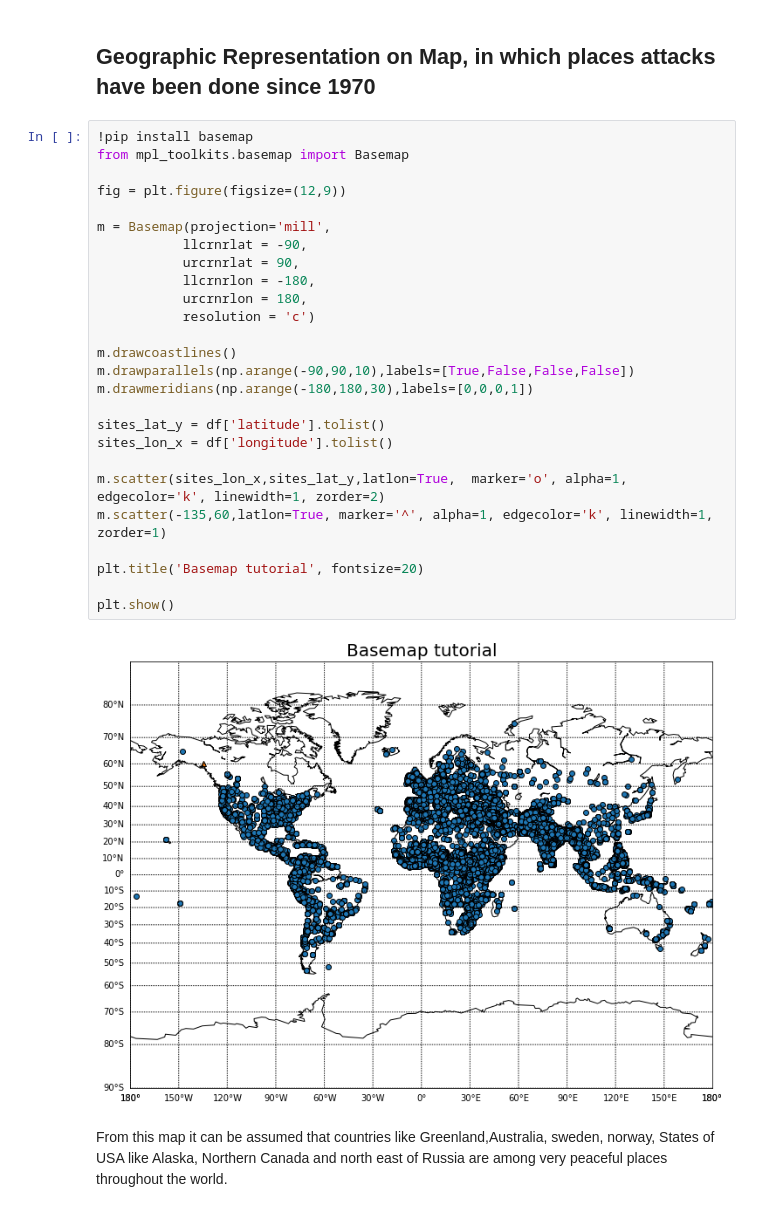
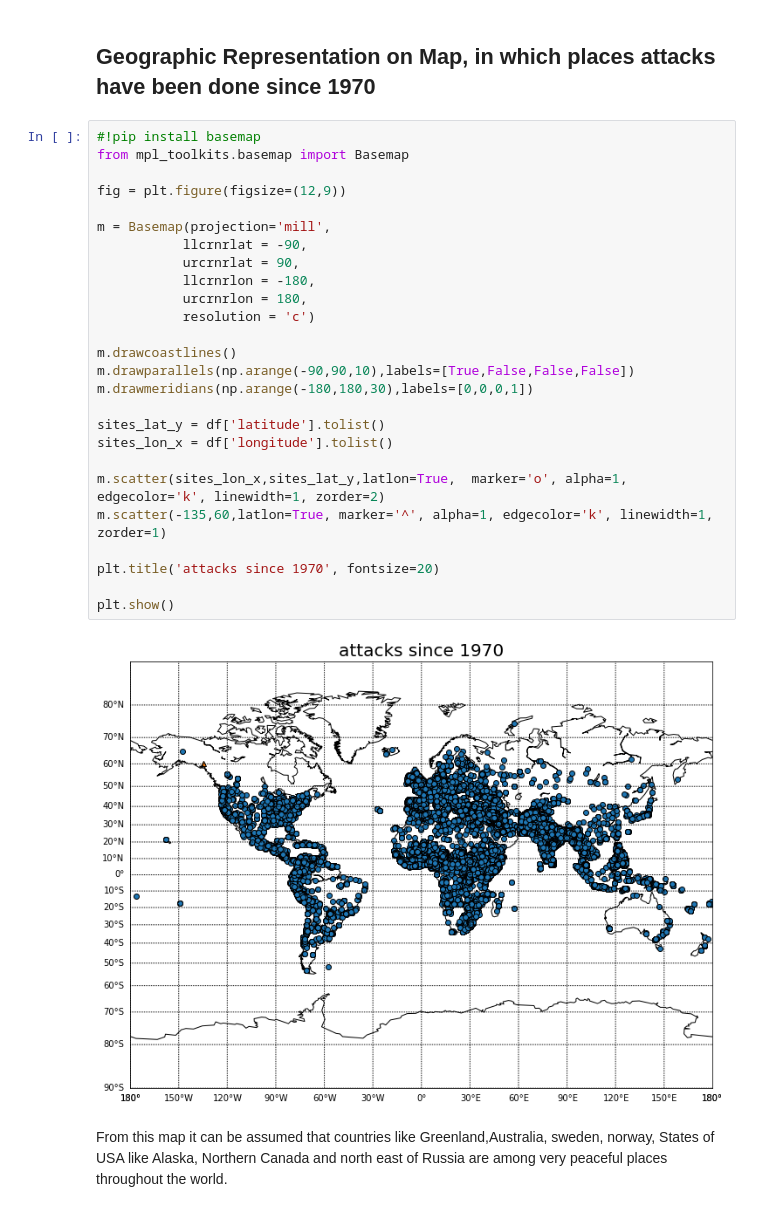
Before and after one commit to ashutosh-sharma-xi/Global-Terrorism-Analysis, a Jupyter notebook: Global_Terrorism_Analysis_Capstone_Project.ipynb, the cells around one changed output. Saved outputs shown, nothing was run; the diff lists cells and outputs as text.

```diff
--- a/Global_Terrorism_Analysis_Capstone_Project.ipynb
+++ b/Global_Terrorism_Analysis_Capstone_Project.ipynb
@@ -172,33 +172,33 @@ world-wide 48.57% attacks were of Bombing and Explosion followed by Armed Assaul
 # %% [markdown]
 ## Geographic Representation on Map, in which places attacks have been done since 1970
 # %%
-!pip install basemap
+#!pip install basemap
 from mpl_toolkits.basemap import Basemap
 
 fig = plt.figure(figsize=(12,9))
 
 m = Basemap(projection='mill',
            llcrnrlat = -90,
            urcrnrlat = 90,
            llcrnrlon = -180,
            urcrnrlon = 180,
            resolution = 'c')
 
 m.drawcoastlines()
 m.drawparallels(np.arange(-90,90,10),labels=[True,False,False,False])
 m.drawmeridians(np.arange(-180,180,30),labels=[0,0,0,1])
 
 sites_lat_y = df['latitude'].tolist()
 sites_lon_x = df['longitude'].tolist()
 
 m.scatter(sites_lon_x,sites_lat_y,latlon=True,  marker='o', alpha=1, edgecolor='k', linewidth=1, zorder=2)
 m.scatter(-135,60,latlon=True, marker='^', alpha=1, edgecolor='k', linewidth=1, zorder=1)
 
-plt.title('Basemap tutorial', fontsize=20)
+plt.title('attacks since 1970', fontsize=20)
 
 plt.show()
 # %% [output]
-[figure, old version]
+[figure, new version]
 # %% [markdown]
 From this map it can be assumed that countries like Greenland,Australia, sweden, norway, States of USA like Alaska, Northern Canada and north east of Russia are among very peaceful places throughout the world.
 # %% [markdown]
```
